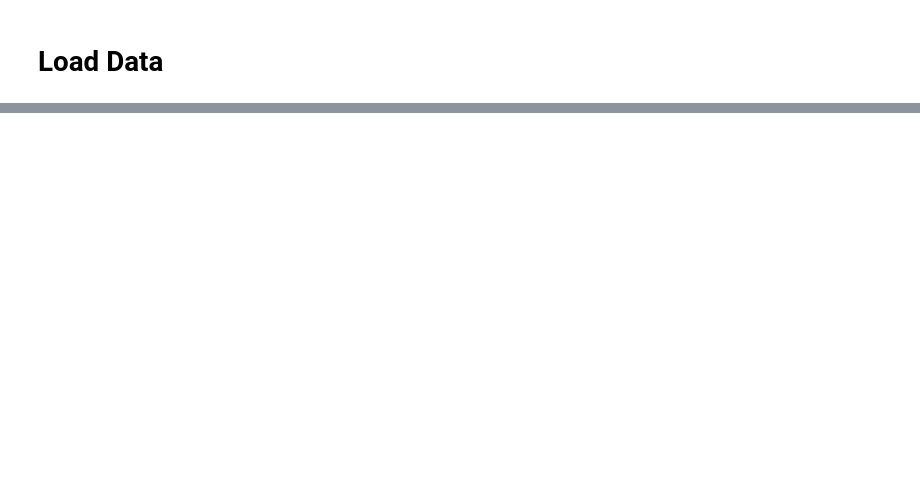
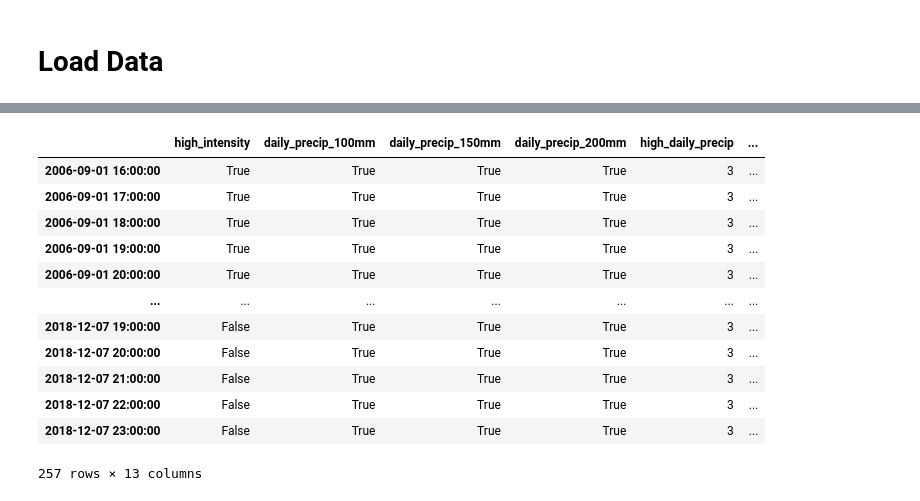
Before and after one commit to eugpoon/casi, a Jupyter notebook: floods_hourly.ipynb, the cells around one changed output, grey strips where cells are left out. Cells and saved outputs as stored; diff of their text form; code cells hidden in the pictures; blank space fills up the shorter version.

```diff
--- a/floods_hourly.ipynb
+++ b/floods_hourly.ipynb
@@ -450,0 +397,16 @@ Events by risk level:
+# %%
+event_indicators[event_indicators.daily_precip_200mm==1]
+# %% [output]
+|  | high_intensity | daily_precip_100mm | daily_precip_150mm | daily_precip_200mm | high_daily_precip | ... |
+| 2006-09-01 16:00:00 | True | True | True | True | 3 | ... |
+| 2006-09-01 17:00:00 | True | True | True | True | 3 | ... |
+| 2006-09-01 18:00:00 | True | True | True | True | 3 | ... |
+| 2006-09-01 19:00:00 | True | True | True | True | 3 | ... |
+| 2006-09-01 20:00:00 | True | True | True | True | 3 | ... |
+| ... | ... | ... | ... | ... | ... | ... |
+| 2018-12-07 19:00:00 | False | True | True | True | 3 | ... |
+| 2018-12-07 20:00:00 | False | True | True | True | 3 | ... |
+| 2018-12-07 21:00:00 | False | True | True | True | 3 | ... |
+| 2018-12-07 22:00:00 | False | True | True | True | 3 | ... |
+| 2018-12-07 23:00:00 | False | True | True | True | 3 | ... |
+257 rows × 13 columns
```
Also changed, not shown: parts of 14 cells of this notebook, 1 other file.
